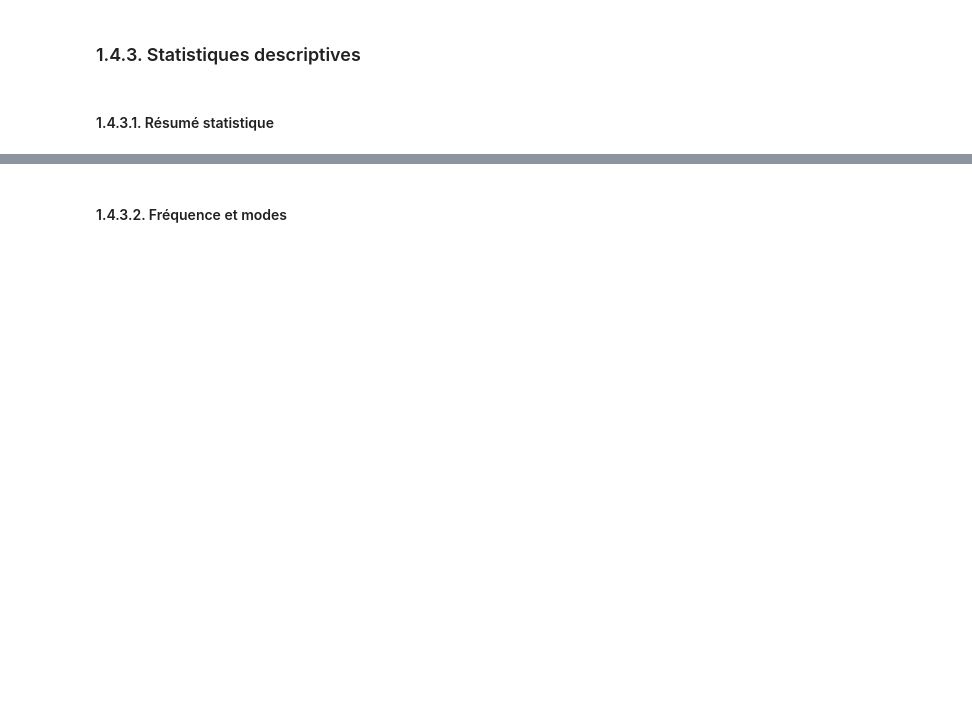
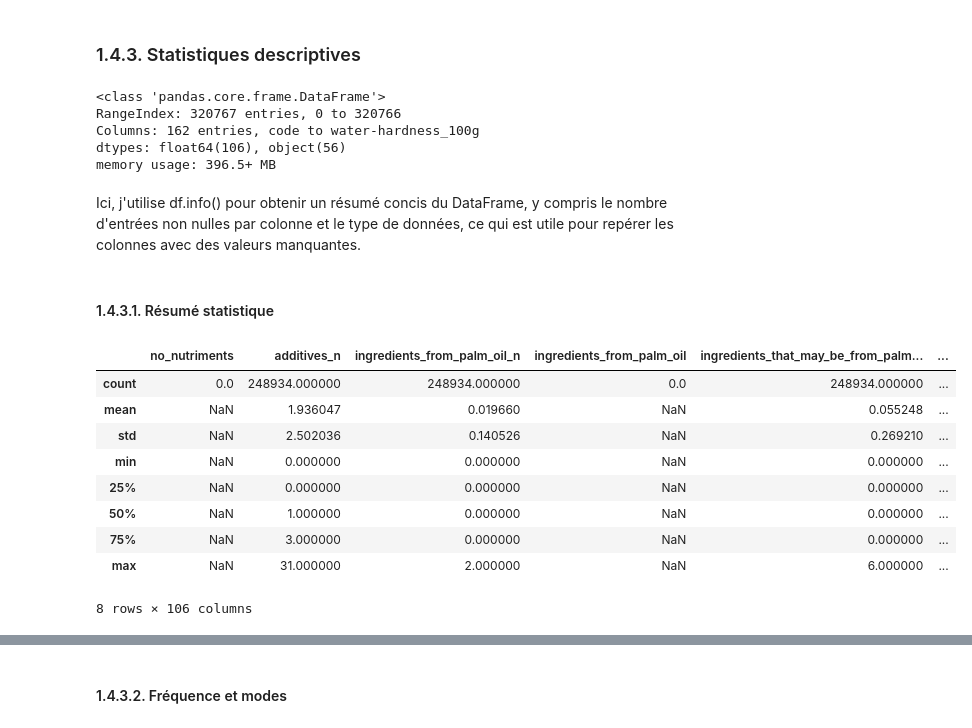
Before and after one commit to CYBA7K2M-DATAPROJ/prepare_data_for_public_health_agency, a Jupyter notebook: Fusilier_Antoine_1_notebook_112023.ipynb, the cells around one changed output, grey strips where cells are left out. Drawn from its saved outputs; the diff is of its cells as text; code cells hidden in the pictures; blank space fills up the shorter version.

```diff
--- a/Fusilier_Antoine_1_notebook_112023.ipynb
+++ b/Fusilier_Antoine_1_notebook_112023.ipynb
@@ -80,2 +142,12 @@ df.info()
+# %%
+dfs['load_data_130'].info()
+# %% [output]
+<class 'pandas.core.frame.DataFrame'>
+RangeIndex: 320767 entries, 0 to 320766
+Columns: 162 entries, code to water-hardness_100g
+dtypes: float64(106), object(56)
+memory usage: 396.5+ MB
+# %% [markdown]
+Ici, j'utilise df.info() pour obtenir un résumé concis du DataFrame, y compris le nombre d'entrées non nulles par colonne et le type de données, ce qui est utile pour repérer les colonnes avec des valeurs manquantes.
 # %% [markdown]
 #### 1.4.3.1. Résumé statistique
@@ -84 +154,14 @@ df.describe()
+# %%
+dfs['load_data_130'].describe()
+# %% [output]
+|  | no_nutriments | additives_n | ingredients_from_palm_oil_n | ingredients_from_palm_oil | ingredients_that_may_be_from_palm... | ... |
+| count | 0.0 | 248934.000000 | 248934.000000 | 0.0 | 248934.000000 | ... |
+| mean | NaN | 1.936047 | 0.019660 | NaN | 0.055248 | ... |
+| std | NaN | 2.502036 | 0.140526 | NaN | 0.269210 | ... |
+| min | NaN | 0.000000 | 0.000000 | NaN | 0.000000 | ... |
+| 25% | NaN | 0.000000 | 0.000000 | NaN | 0.000000 | ... |
+| 50% | NaN | 1.000000 | 0.000000 | NaN | 0.000000 | ... |
+| 75% | NaN | 3.000000 | 0.000000 | NaN | 0.000000 | ... |
+| max | NaN | 31.000000 | 2.000000 | NaN | 6.000000 | ... |
+8 rows × 106 columns
 # %%
```
Also changed, not shown: parts of 110 cells of this notebook.
